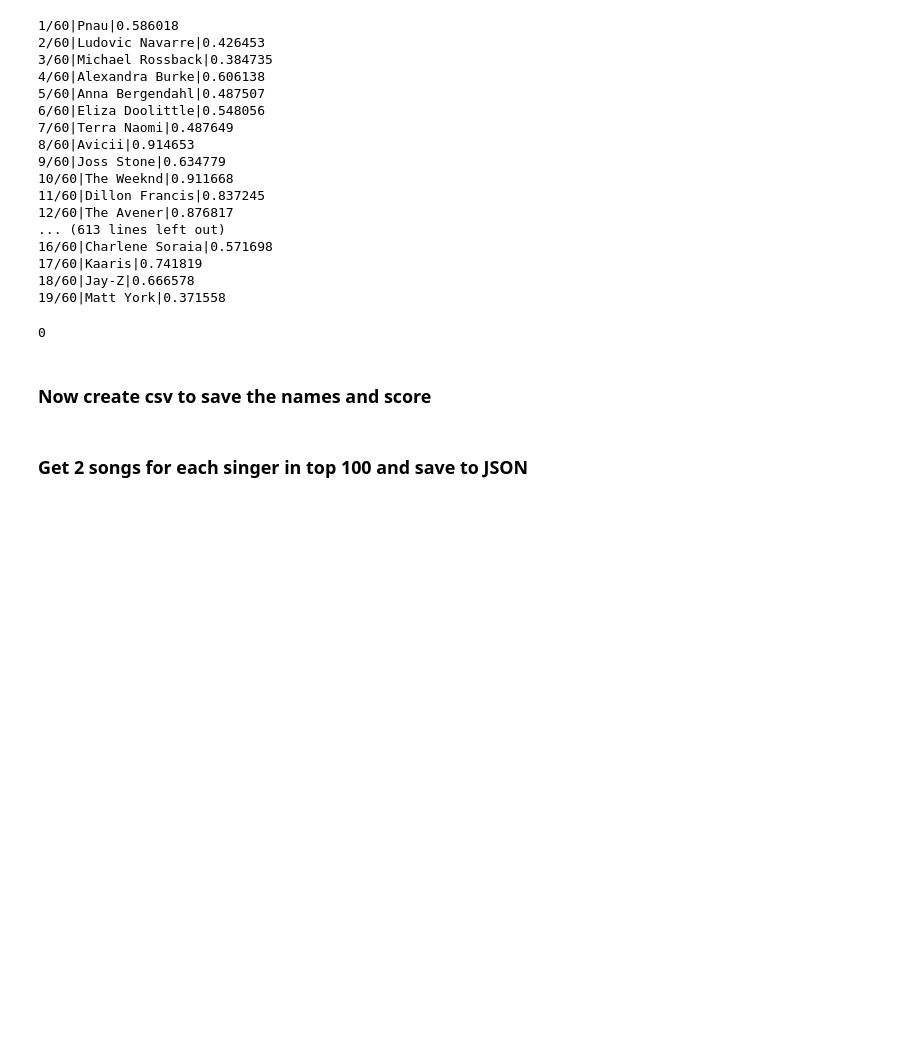
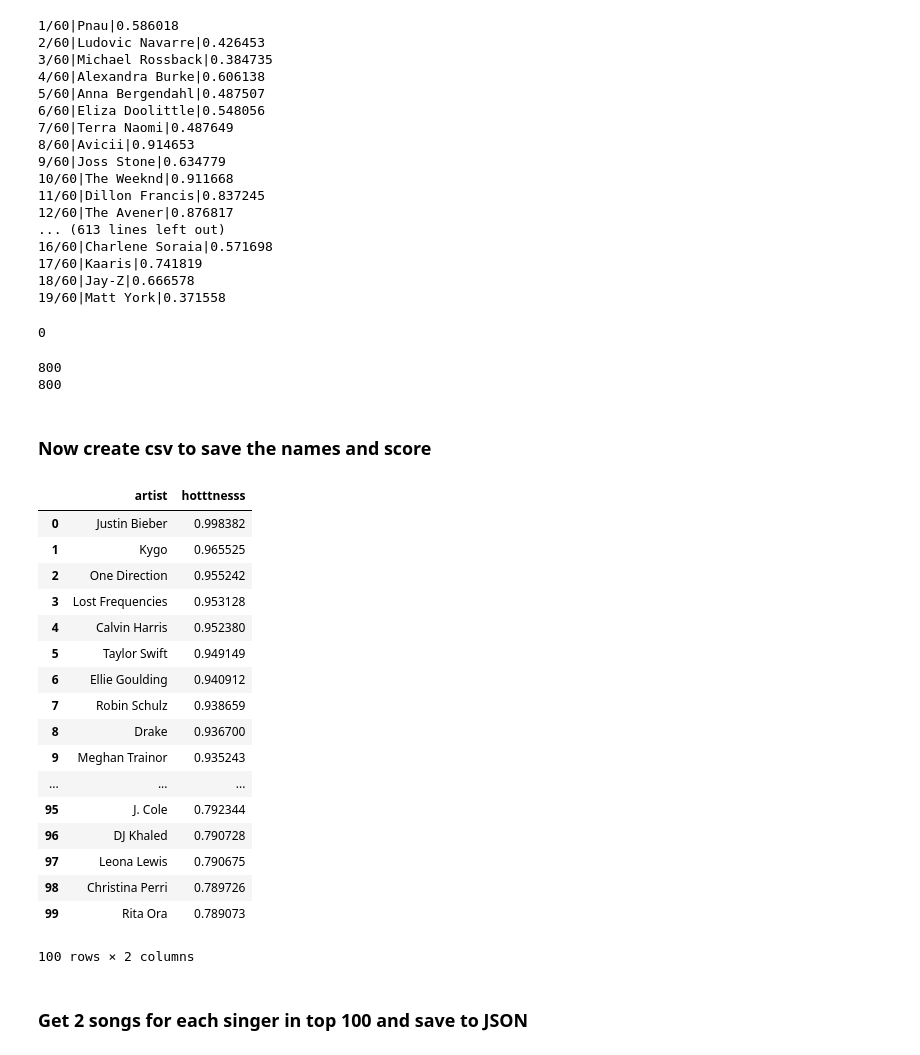
Before and after one commit to jckhang/MusicNetwork, a Jupyter notebook: data_collecting.ipynb, the cells around one changed output. Saved outputs shown, nothing was run; the diff lists cells and outputs as text; code cells hidden in the pictures; blank space fills up the shorter version.

Commit message:
Artist Network

```diff
--- a/data_collecting.ipynb
+++ b/data_collecting.ipynb
@@ -97,6 +100,12 @@ os.system("say 'hello world'")
 18/60|Jay-Z|0.666578
 19/60|Matt York|0.371558
 0
+# %%
+print len(similarity)
+print len(artist_list)
+# %% [output]
+800
+800
 # %% [markdown]
 ### Now create csv to save the names and score
 # %%
@@ -106,6 +115,27 @@ data = data.sort_values(by='hotttnesss',ascending=0).reset_index(drop=True)
 data.to_csv('similar_artists_top_50.csv',encoding="iso-8859-9",index=False)
 # %%
 top100 = pd.read_csv('similar_artists_top_50.csv', encoding="iso-8859-9", nrows=100)
+# %%
+top100
+# %% [output]
+|  | artist | hotttnesss |
+| 0 | Justin Bieber | 0.998382 |
+| 1 | Kygo | 0.965525 |
+| 2 | One Direction | 0.955242 |
+| 3 | Lost Frequencies | 0.953128 |
+| 4 | Calvin Harris | 0.952380 |
+| 5 | Taylor Swift | 0.949149 |
+| 6 | Ellie Goulding | 0.940912 |
+| 7 | Robin Schulz | 0.938659 |
+| 8 | Drake | 0.936700 |
+| 9 | Meghan Trainor | 0.935243 |
+| ... | ... | ... |
+| 95 | J. Cole | 0.792344 |
+| 96 | DJ Khaled | 0.790728 |
+| 97 | Leona Lewis | 0.790675 |
+| 98 | Christina Perri | 0.789726 |
+| 99 | Rita Ora | 0.789073 |
+100 rows × 2 columns
 # %% [markdown]
 ### Get 2 songs for each singer in top 100 and save to JSON
 # %%
```
Also changed, not shown: parts of 6 cells of this notebook, 3 other files.
